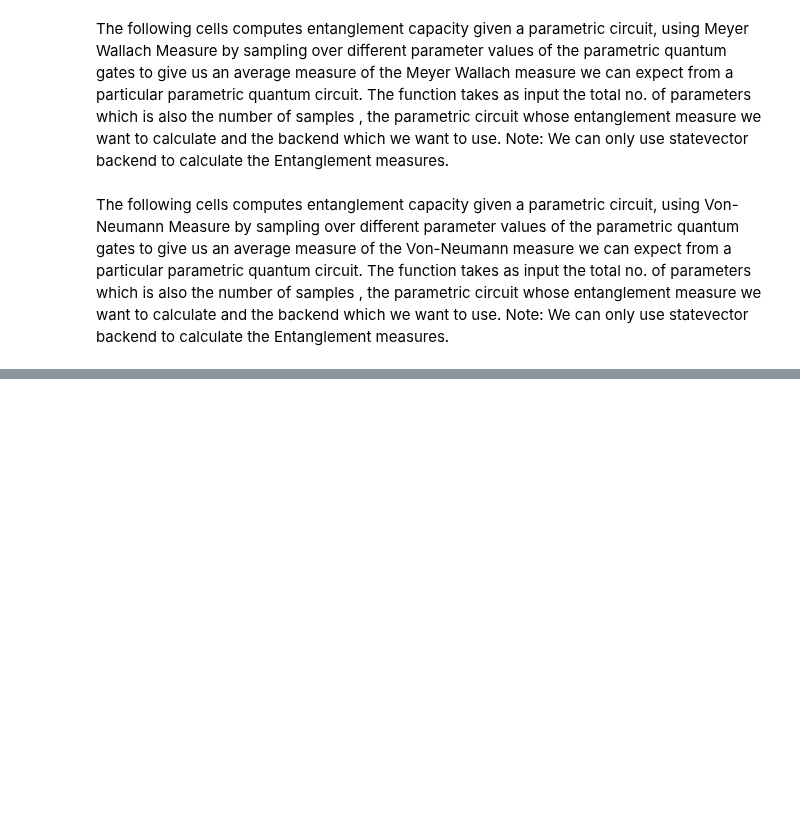
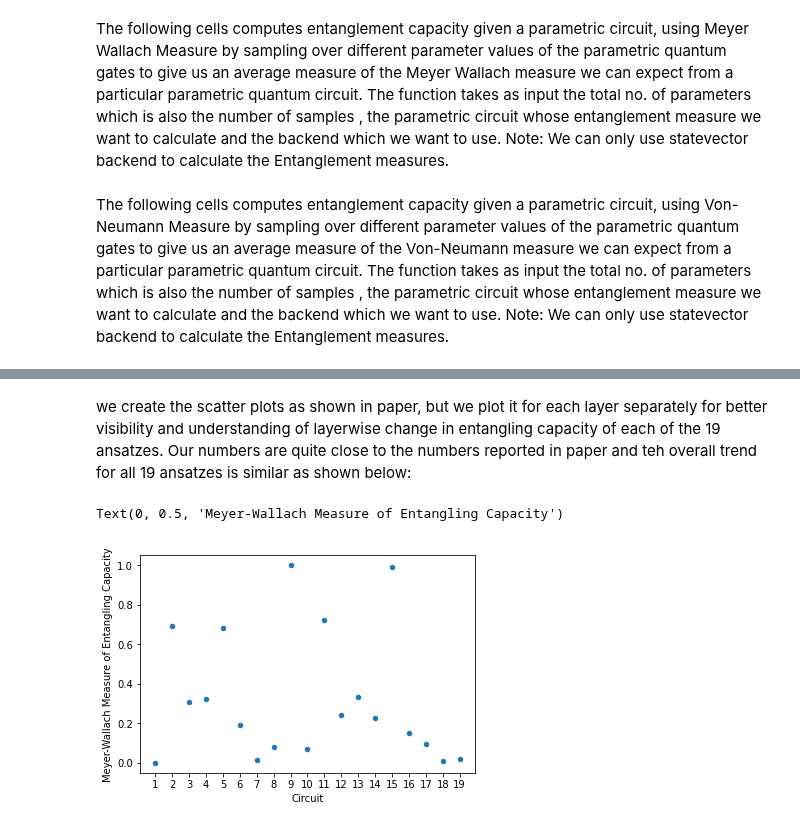
Before and after one commit to qiskit-community/qiskit-community-tutorials, a Jupyter notebook: terra/qis_adv/Entangling_Capacity.ipynb, the cells around one changed output, grey strips where cells are left out. Drawn from its saved outputs; the diff is of its cells as text; code cells hidden in the pictures; blank space fills up the shorter version.

Commit message:
Updated Entangling_Capacity.ipynb
Added loops to run for all 19 ansatz and added code to generate graphs similar to Sim etal's paper for all ansatz, multiple layers.

```diff
--- a/terra/qis_adv/Entangling_Capacity.ipynb
+++ b/terra/qis_adv/Entangling_Capacity.ipynb
@@ -186,8 +188,8 @@ from parametric_circuits import Ansatz
 
 circuit_id = 9 # this will run the 9th PQC defined in the ansatz.py code
 feature_dim = 4
-repitition = 1
-num_eval = 2
+repitition = 5
+num_eval = 1
 entanglement_cap = np.zeros(repitition)
 backend = Aer.get_backend("statevector_simulator")
 
@@ -199,7 +201,7 @@ for k in range(num_eval):
         entanglement_cap[layers] = ent_cap
         ansatze.draw("mpl")
 
-    # file_name = "entropy_run" + str(k)
-    # np.savetxt(file_name + ".csv", entanglement_cap, delimiter="\t")
+    file_name = "MW_ansatz2" #+ str(k)
+    np.savetxt(file_name + ".csv", entanglement_cap, delimiter="\t")
     print("ent_cap:", entanglement_cap)
 # %% [output]
@@ -207,0 +211,39 @@ ent_cap: [1.]
+# %%
+from parametric_circuits import Ansatz
+import numpy as np
+from qiskit import Aer
+import pandas as pd
+
+
+total_circuit = 19 # to create a plot similar to Sim et.al's paper for all 19 ansatz
+feature_dim = 4 #signifies use of 4 qubits
+repitition = 2 #number of layers
+# num_eval = 1
+entanglement_cap = np.zeros((total_circuit, repitition))
+backend = Aer.get_backend("statevector_simulator")
+entanglement_cap = np.zeros((total_circuit, repitition))
+
+# for k in range(num_eval):
+
+for i in range(total_circuit):
+    circuit_id = i + 1
+
+    for layers in range(repitition):
+
+        ansatze = Ansatz(layers + 1, feature_dim, circuit_id).get_ansatz()
+        ent_cap = meyer_wallach(num_params = 500, parametric_circuit = ansatze, backend=backend, feature_dim = feature_dim)
+        entanglement_cap[i, layers] = ent_cap
+
+index = [str(i+1) for i in range(total_circuit)]
+df = pd.DataFrame({'Layer1':entanglement_cap[:,0], "Layer2":entanglement_cap[:,1]}, index = index)
+file_name = "entropy_run"
+df.to_csv(file_name + ".csv")
+# %% [markdown]
+we create the scatter plots as shown in paper, but we plot it for each layer separately for better visibility and understanding of layerwise change in entangling capacity of each of the 19 ansatzes. Our numbers are quite close to the numbers reported in paper and teh overall trend for all 19 ansatzes is similar as shown below:
+# %%
+ax = df.reset_index().plot.scatter(x = 'index', y = 'Layer1', marker = 'o')#, label = 'meyer-wallach')
+ax.set_xlabel("Circuit")
+ax.set_ylabel("Meyer-Wallach Measure of Entangling Capacity")
+# %% [output]
+Text(0, 0.5, 'Meyer-Wallach Measure of Entangling Capacity')
+[figure, added]
```
Also changed, not shown: parts of 6 cells of this notebook.
